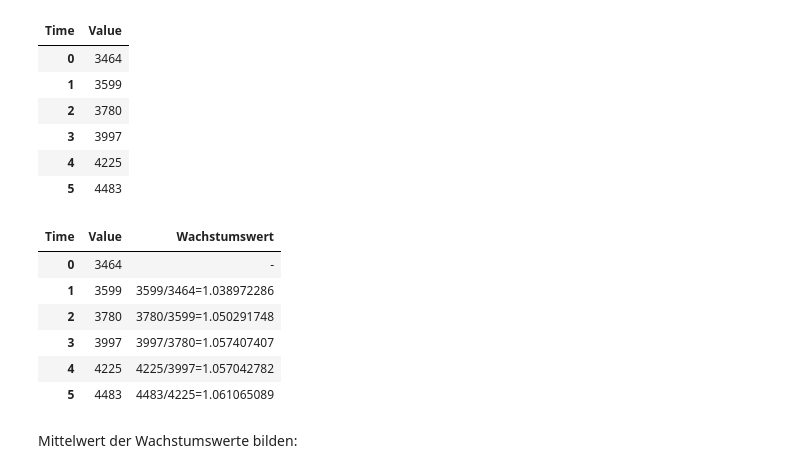
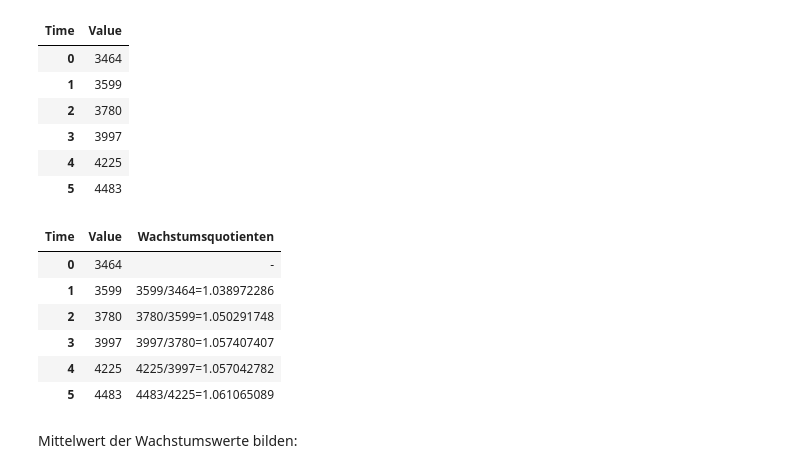
Before and after one commit to mhubig/measurement, a Jupyter notebook: Exponentialfunktion.ipynb, the cells around one changed output. Cells and saved outputs as stored; diff of their text form; code cells hidden in the pictures.

```diff
--- a/Exponentialfunktion.ipynb
+++ b/Exponentialfunktion.ipynb
@@ -36,15 +36,15 @@ df
 | 4 | 4225 |
 | 5 | 4483 |
 # %%
-df['Wachstumswert'] = pd.Series(['-',
+df['Wachstumsquotienten'] = pd.Series(['-',
                                  '3599/3464=1.038972286',
                                  '3780/3599=1.050291748',
                                  '3997/3780=1.057407407',
                                  '4225/3997=1.057042782',
                                  '4483/4225=1.061065089'])
 df
 # %% [output]
-| Time | Value | Wachstumswert |
+| Time | Value | Wachstumsquotienten |
 | 0 | 3464 | - |
 | 1 | 3599 | 3599/3464=1.038972286 |
 | 2 | 3780 | 3780/3599=1.050291748 |
```
Also changed, not shown: parts of 1 cell of this notebook.
